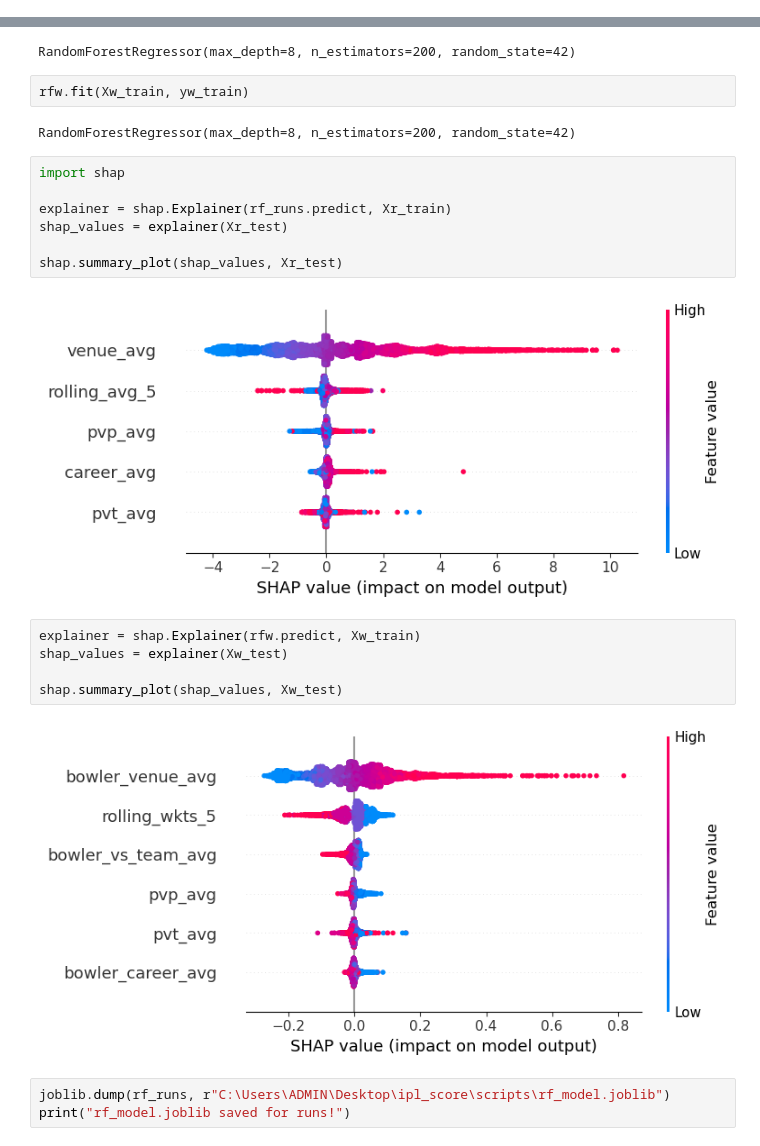
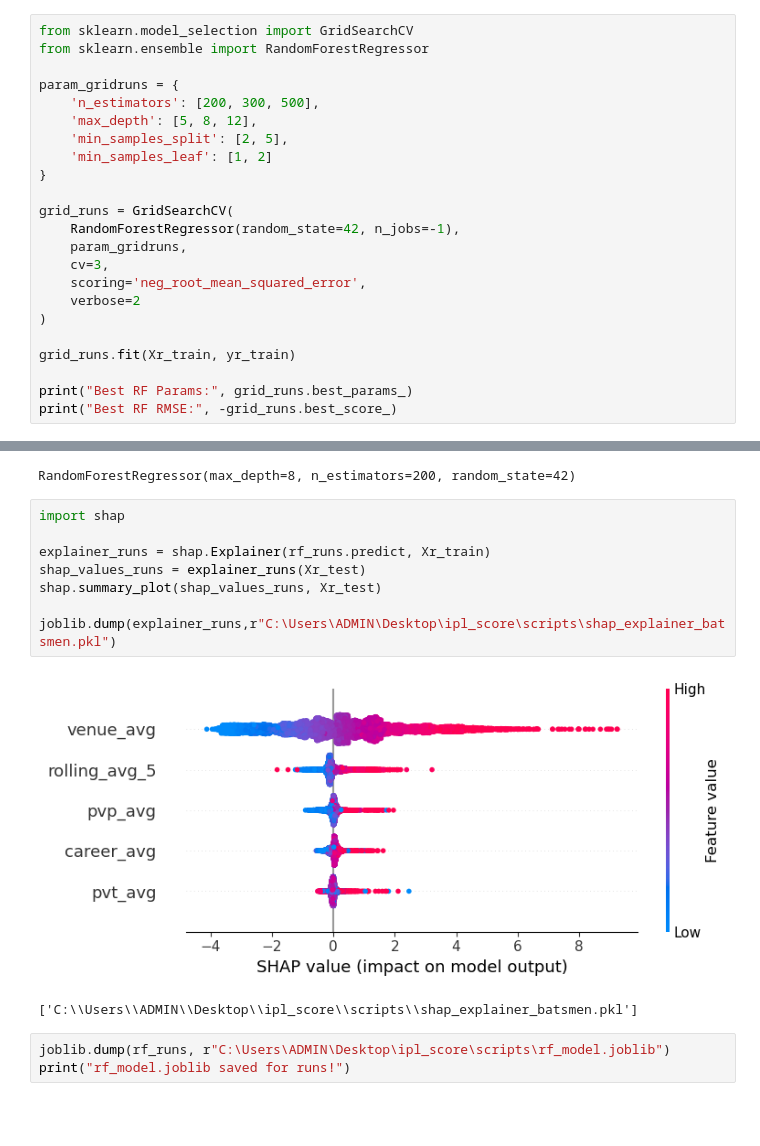
Before and after one commit to SpringBoardMentor895/AI_Cricket_Player_Performance_Prediction, a Jupyter notebook: 03_ModelTraining.ipynb, the cells around one changed output, grey strips where cells are left out. Drawn from its saved outputs; the diff is of its cells as text; blank space fills up the shorter version.

```diff
--- a/03_ModelTraining.ipynb
+++ b/03_ModelTraining.ipynb
@@ -325,0 +234,23 @@ Best RF RMSE: 0.4146603116958309
+# %%
+from sklearn.model_selection import GridSearchCV
+from sklearn.ensemble import RandomForestRegressor
+
+param_gridruns = {
+    'n_estimators': [200, 300, 500],
+    'max_depth': [5, 8, 12],
+    'min_samples_split': [2, 5],
+    'min_samples_leaf': [1, 2]
+}
+
+grid_runs = GridSearchCV(
+    RandomForestRegressor(random_state=42, n_jobs=-1),
+    param_gridruns,
+    cv=3,
+    scoring='neg_root_mean_squared_error',
+    verbose=2
+)
+
+grid_runs.fit(Xr_train, yr_train)
+
+print("Best RF Params:", grid_runs.best_params_)
+print("Best RF RMSE:", -grid_runs.best_score_)
@@ -327,26 +276,17 @@ Best RF RMSE: 0.4146603116958309
 rf_runs.fit(Xr_train, yr_train)
 # %% [output]
 RandomForestRegressor(max_depth=8, n_estimators=200, random_state=42)
-# %%
-rfw.fit(Xw_train, yw_train)
-# %% [output]
-RandomForestRegressor(max_depth=8, n_estimators=200, random_state=42)
 # %%
 import shap
 
-explainer = shap.Explainer(rf_runs.predict, Xr_train)
-shap_values = explainer(Xr_test)
+explainer_runs = shap.Explainer(rf_runs.predict, Xr_train)
+shap_values_runs = explainer_runs(Xr_test)
+shap.summary_plot(shap_values_runs, Xr_test)
 
-shap.summary_plot(shap_values, Xr_test)
+joblib.dump(explainer_runs,r"C:\Users\ADMIN\Desktop\ipl_score\scripts\shap_explainer_batsmen.pkl")
 # %% [output]
-[figure, old version]
+[figure, new version]
+['C:\\Users\\ADMIN\\Desktop\\ipl_score\\scripts\\shap_explainer_batsmen.pkl']
-# %%
-explainer = shap.Explainer(rfw.predict, Xw_train)
-shap_values = explainer(Xw_test)
-
-shap.summary_plot(shap_values, Xw_test)
-# %% [output]
-[figure, removed]
 # %%
 joblib.dump(rf_runs, r"C:\Users\ADMIN\Desktop\ipl_score\scripts\rf_model.joblib")
 print("rf_model.joblib saved for runs!")
```
Also changed, not shown: parts of 17 cells of this notebook.
